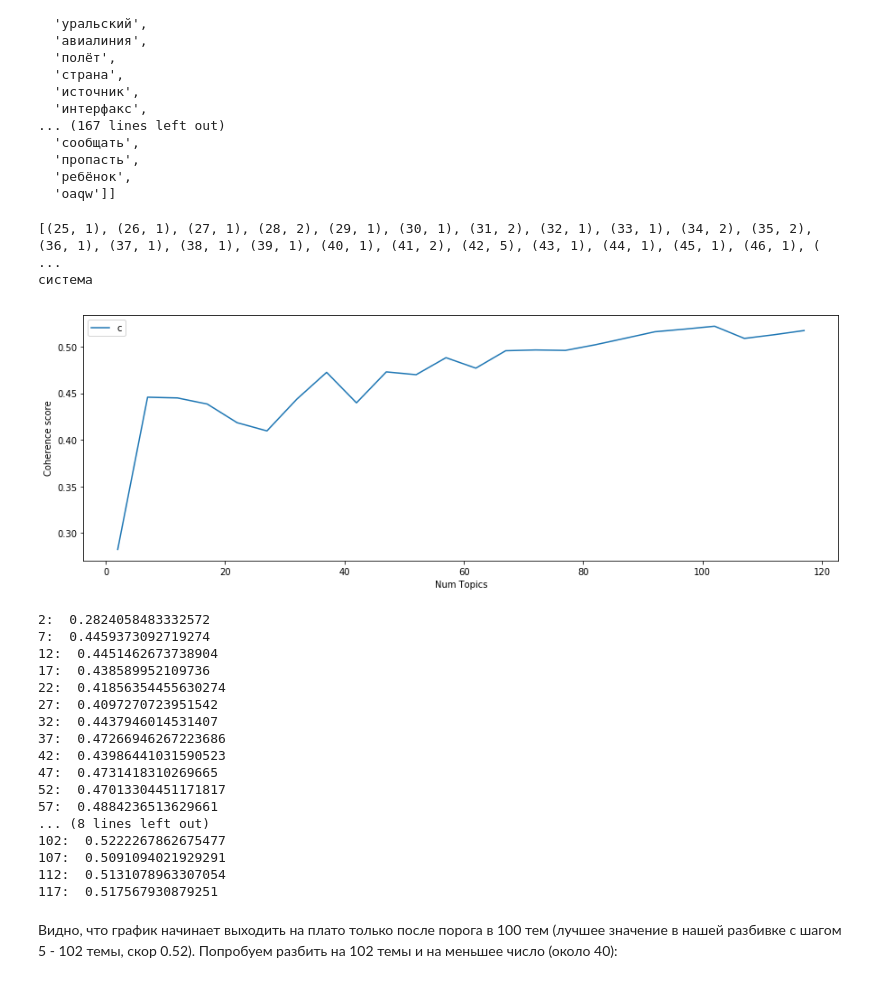
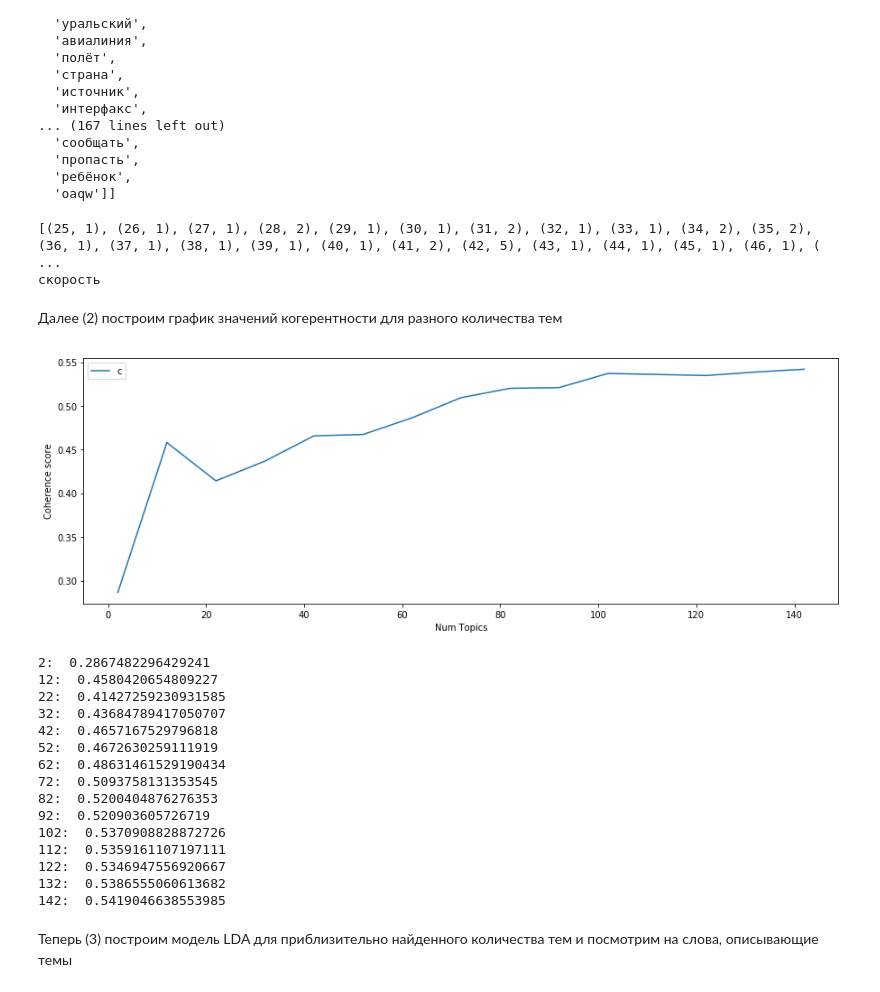
Before and after one commit to mmariyavyatkina/otus_course, a Jupyter notebook: Module 3/HW1_Topic modeling/Text analysis_2.ipynb, the cells around one changed output. Cells and saved outputs as stored; diff of their text form; code cells hidden in the pictures.

```diff
--- a/Module 3/HW1_Topic modeling/Text analysis_2.ipynb
+++ b/Module 3/HW1_Topic modeling/Text analysis_2.ipynb
@@ -182,20 +181,21 @@ stop_words = stopwords.words('russian')
 stop_words.extend(['http', 'https', 'lenta', 'ch', 'cc', 'ow', 'news', 'vk', 'upd', 'the', 'id', 'ows',
                    'который', 'это', 'один', 'главный', 'свой', 'такой', 'лентач', 'ещё', 'еще', 'самый', 'тот', 'пока',
                    'мол', 'некоторый', 'почему', 'отдельный', 'год', 'неделя', 'сегодня', 'впервые', 'будущий', 'оно',
-                  'сразу', 'затем', 'этот', 'также', 'жаль', 'сейчас', 'поэтому', 'лаифкаха', 'ввод', 'вывод', 'broco', 'утро'
-                  'последний', 'то', 'ничто', 'весь', 'стать', 'она', 'дать', 'хороший', 'весь', 'новый', 'имя', 'oqib',
+                  'сразу', 'затем', 'этот', 'также', 'жаль', 'сейчас', 'поэтому', 'лаифкаха', 'ввод', 'вывод', 'broco',
+                   'утро', 'последний', 'то', 'ничто', 'весь', 'стать', 'она', 'дать', 'хороший', 'весь', 'новый', 'имя', 'oqib',
                    'день', 'хотеть', 'большой', 'наш', 'узнать', 'очень', 'сделаться', 'просто', 'час', 'минута',
-                   'назад', 'сюда', 'увеличиться', 'отдельный', 'полностью', 'перестать', 'иметь', 'owyt', 'проходить', 'июль',
-                   'сделать', 'делать', 'читать', 'писать', 'число', 'считать', 'каждый', 'ряд', 'начало', 'конец',
-                   'пикчер', 'ваш', 'любой', 'снова', 'сколько', 'club', 'например', 'лишь', 'целый', 'начать', 'получить',
-                   'com', 'кстати', 'вместо', 'watch', 'один', 'два', 'три', 'четыре', 'пять', 'шесть', 'семь', 'восемь',
+                   'назад', 'сюда', 'увеличиться', 'отдельный', 'полностью', 'перестать', 'иметь', 'owyt', 'проходить',
+                   'июль', 'сделать', 'делать', 'читать', 'писать', 'число', 'считать', 'каждый', 'ряд', 'начало', 'конец',
+                   'пикчер', 'ваш', 'любой', 'снова', 'сколько', 'club', 'например', 'лишь', 'целый', 'начать',
+                   'получить', 'com', 'кстати', 'вместо', 'watch', 'один', 'два', 'три', 'четыре', 'пять', 'шесть', 'семь', 'восемь',
                    'девять', 'десять','третье', 'мем', 'мема', 'слово', 'пара', 'январь', 'сегодня', 'суббота', 'ждать',
-                   'ru', 'часто', 'тема', 'название', 'вокруг', 'oiahd', 'никто',  'остаться', 'сотня', 'сказать', 'называть',
-                   'предложение', 'представить', 'собираться', 'предложение', 'около', 'нужно', 'сильно', 'вокруг', 'март', 'именно',
+                   'ru', 'часто', 'тема', 'название', 'вокруг', 'oiahd', 'никто',  'остаться', 'сотня', 'сказать',
+                   'называть',
+                   'предложение', 'представить', 'собираться', 'предложение', 'около', 'нужно', 'сильно', 'вокруг', 'март',
+                   'именно',
                    'отправить', 'получать', 'бывший', 'вчера', 'май', 'апрель', 'несколько', 'продолжать',
                    'взять', 'пройтись', 'использовать', 'почитать', 'вообще', 'рассказать', 'оказаться', 'rowp', 'ro', 'rrzf',
-                   'никак', 'хотя', 'rreq', 'grace', 'three'
-#                    ,'ropr', 'практически', 'rrg', 'rofm'
+                   'никак', 'хотя', 'rreq', 'grace', 'three','ropr', 'практически', 'rrg', 'rofm'
                   ])
 stop_words = set(stop_words)
 # %%
@@ -271,7 +271,7 @@ print(corpus[2])
 print(id2word[67])
 # %% [output]
 [(25, 1), (26, 1), (27, 1), (28, 2), (29, 1), (30, 1), (31, 2), (32, 1), (33, 1), (34, 2), (35, 2), (36, 1), (37, 1), (38, 1), (39, 1), (40, 1), (41, 2), (42, 5), (43, 1), (44, 1), (45, 1), (46, 1), ( ...
-система
+скорость
 # %%
 # data[2].count('фоновый')
 # %%
@@ -306,35 +298,46 @@ model_list, coherence_values = compute_coherence_values(dictionary=id2word,
+# %% [markdown]
+Далее (2) построим график значений когерентности для разного количества тем
 # %%
+limit=150; start=2; step=10;
+t=time()
+model_list, coherence_values = compute_coherence_values(dictionary=id2word,
+                                                        corpus=corpus,
+                                                        texts=data_words_bigrams,
+                                                        start=start,
+                                                        limit=limit,
+                                                        step=step)
+
+print('Time to count coherence values: {} mins'.format(round((time() - t) / 60, 2)))
+
 x = range(start, limit, step)
 plt.figure(figsize=(15,5))
 plt.plot(x, coherence_values)
 plt.xlabel("Num Topics")
 plt.ylabel("Coherence score")
 plt.legend(("coherence_values"), loc='best')
 plt.show()
 
 for i, j in enumerate(coherence_values):
-    print(str(2 + i*5) + ':  ' + str(j))
+    print(str(start + i*step) + ':  ' + str(j))
 # %% [output]
-[figure, old version]
+[figure, new version]
-2:  0.2824058483332572
-7:  0.4459373092719274
-12:  0.4451462673738904
-17:  0.438589952109736
-22:  0.41856354455630274
-27:  0.4097270723951542
-32:  0.4437946014531407
-37:  0.47266946267223686
-42:  0.43986441031590523
-47:  0.4731418310269665
-52:  0.47013304451171817
-57:  0.4884236513629661
-... (8 lines left out)
-102:  0.5222267862675477
-107:  0.5091094021929291
-112:  0.5131078963307054
-117:  0.517567930879251
+2:  0.2867482296429241
+12:  0.4580420654809227
+22:  0.41427259230931585
+32:  0.43684789417050707
+42:  0.4657167529796818
+52:  0.4672630259111919
+62:  0.48631461529190434
+72:  0.5093758131353545
+82:  0.5200404876276353
+92:  0.520903605726719
+102:  0.5370908828872726
+112:  0.5359161107197111
+122:  0.5346947556920667
+132:  0.5386555060613682
+142:  0.5419046638553985
-# %% [markdown]
-Видно, что график начинает выходить на плато только после порога в 100 тем (лучшее значение в нашей разбивке с шагом 5 - 102 темы, скор 0.52). Попробуем разбить на 102 темы и на меньшее число (около 40):
+# %% [markdown]
+Теперь (3) построим модель LDA для приблизительно найденного количества тем и посмотрим на слова, описывающие темы
 # %%
 lda_model = gensim.models.ldamodel.LdaModel(
         corpus=corpus,
```
Also changed, not shown: parts of 23 cells of this notebook.
